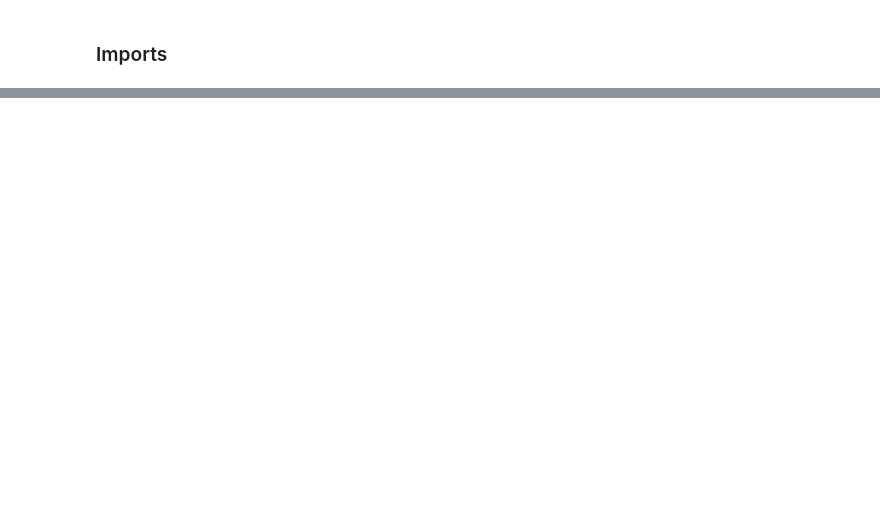
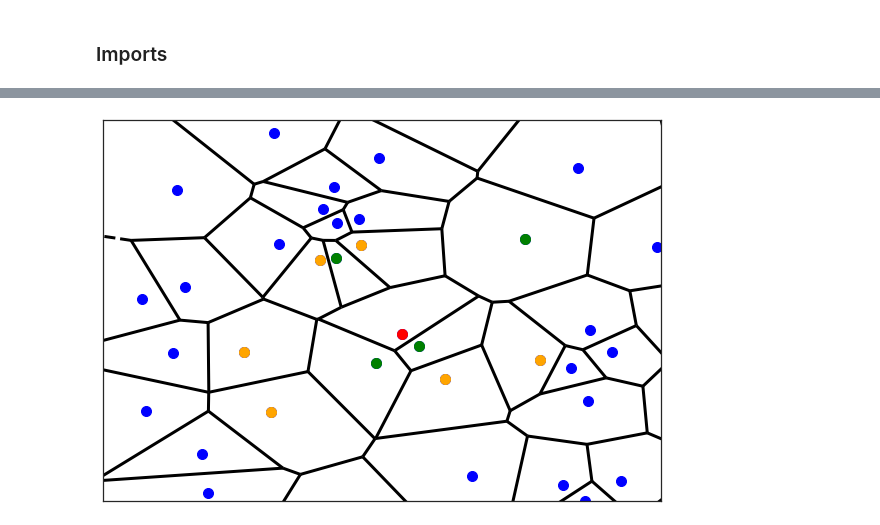
Before and after one commit to SebastianUtecht/Thesis, a Jupyter notebook: NewKidneyGen/make_plots_thesis.ipynb, the cells around one changed output, grey strips where cells are left out. Cells and saved outputs as stored; diff of their text form; code cells hidden in the pictures; blank space fills up the shorter version.

```diff
--- a/NewKidneyGen/make_plots_thesis.ipynb
+++ b/NewKidneyGen/make_plots_thesis.ipynb
@@ -59,0 +120,56 @@ save_fig(fig, "pref_adh_pot", folder)
+# %%
+x = np.random.normal(scale=5,size=(50, 2))
+x = np.concatenate((x, np.zeros_like(x[:, :1])), axis=1)
+
+d, idx = find_potential_neighbours(x, k=20)
+d, idx = torch.tensor(d), torch.tensor(idx)
+x = torch.tensor(x)
+
+full_n_list = x[idx]
+dx = x[:, None, :] - full_n_list
+
+z_mask_s0 = find_true_neighbours(d, dx, seethru=0)
+z_mask_s1 = find_true_neighbours(d, dx, seethru=2)
+# %%
+try:
+    x = x[:,:2]
+    x = x.numpy()
+except:
+    pass
+
+#point closest to center
+center_dists = np.sum(x**2, axis=1)
+center_idx = np.argmin(center_dists)
+center_point = x[center_idx]
+
+vor = Voronoi(x)
+
+custom_params = {"axes.spines.right": True, "axes.spines.top": True,
+                  "axes.labelsize": fontsize, "xtick.labelsize": fontsize,"ytick.labelsize": fontsize,
+                  "legend.fontsize": fontsize, "legend.title_fontsize": fontsize,
+                "lines.linewidth": 3, "figure.figsize": (10, 8),}
+sns.set_theme(style="ticks", rc=custom_params)
+
+fig, ax = plt.subplots(figsize=(10, 7))
+voronoi_plot_2d(vor, ax = ax, show_vertices=False, line_colors='black',linestyle='dashed', line_width=3, line_alpha=1, point_size=10, show_points=False)
+ax.plot(x[:, 0], x[:, 1], 'o', c='blue', markersize=10)
+
+ax.set_xticks([])
+ax.set_yticks([])
+ax.set_xlim(-6, 6)
+ax.set_ylim(-6, 6)
+
+plt.plot(x[:, 0], x[:, 1], 'o', color='blue')
+right_neighbours0 = idx[center_idx][z_mask_s0[center_idx]!=0]
+right_neighbours1 = idx[center_idx][z_mask_s1[center_idx]!=0]
+right_neighbours1 = right_neighbours1[np.in1d(right_neighbours1, right_neighbours0, invert=True)]
+plt.plot(x[right_neighbours0, 0], x[right_neighbours0, 1], 'o', color='green', markersize=10)
+plt.plot(x[right_neighbours1, 0], x[right_neighbours1, 1], 'o', color='orange', markersize=10)
+plt.plot(center_point[0], center_point[1], 'o', color='red', markersize=10)
+plt.show()
+
+folder = incomp_folder + "Results/"
+
+save_fig(fig, "voronoi_dont_use", folder)
+# %% [output]
+[figure, added]
```
Also changed, not shown: parts of 17 cells of this notebook, 6 other files.
